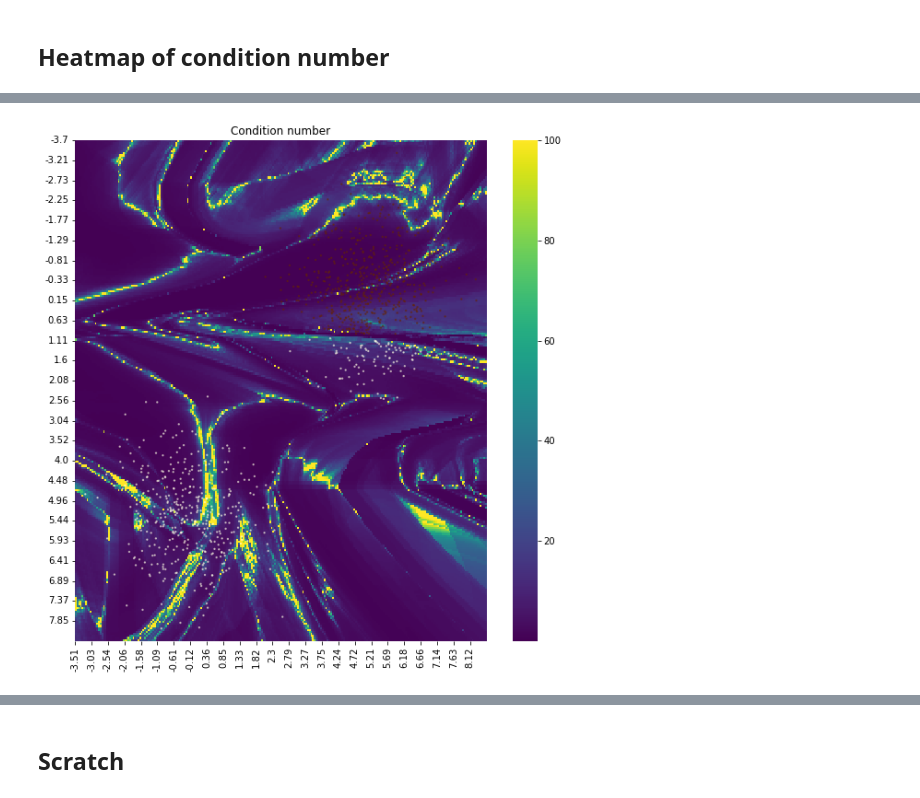
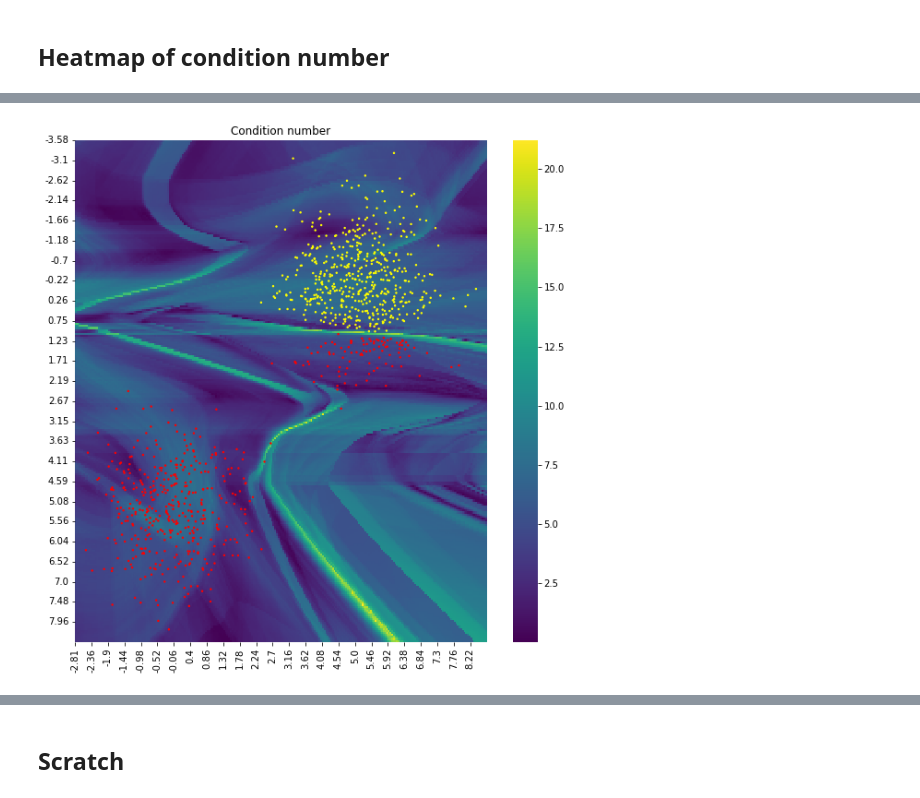
Before and after one commit to pani-vishal/GenerativeLatentSpace, a Jupyter notebook: Experiments/week_2/condition_numbers.ipynb, the cells around one changed output, grey strips where cells are left out. Drawn from its saved outputs; the diff is of its cells as text; code cells hidden in the pictures.

```diff
--- a/Experiments/week_2/condition_numbers.ipynb
+++ b/Experiments/week_2/condition_numbers.ipynb
@@ -148,33 +149,34 @@ tensor([[[0.0569, 0.2006]],
 # %%
 plt.close(fig)
 
 fig = plt.figure()
 fig.patch.set_facecolor('w')
 
 z_xgrid, z_ygrid = torch.meshgrid(z_xs, z_ys, indexing='xy')
 pts_grid = torch.hstack((z_xgrid.reshape(-1,1), z_ygrid.reshape(-1,1)))
 
 jacob = flow.get_condition_number_to_image(pts_grid)
-eig_vals, eig_vecs = np.linalg.eigh(jacob)
+eig_vals, eig_vecs = np.linalg.eigh(np.einsum("ijk,ijl->ikl", jacob, jacob))
 cond_nums = np.abs(eig_vals.max(axis=1) / eig_vals.min(axis=1))
 
 cond_nums = cond_nums.reshape(steps, steps)
-cond_nums = np.clip(cond_nums, -100, 100)
-g = sns.heatmap(cond_nums, cmap="viridis")
+log_cond_nums = np.log(cond_nums)
+# cond_nums = np.clip(cond_nums, -100, 100)
+g = sns.heatmap(log_cond_nums, cmap="viridis")
 
 # Interpolate
 interp_x = interp1d([z_x_min, z_x_max], [0, steps])
 interp_y = interp1d([z_y_min, z_y_max], [0, steps])
 interp_z_x = interp_x(z[:, 0])
 interp_z_y = interp_y(z[:, 1])
-plt.scatter(interp_z_x, interp_z_y, c=y, s=2, alpha=0.5, cmap="YlOrBr")
+plt.scatter(interp_z_x, interp_z_y, c=y, s=2, cmap="autumn")
 g.set_xticks(list(range(len(z_xs)))[::10])
 g.set_xticklabels([str(round(float(label), 2)) for label in z_xs[::10].to(torch.float16).tolist()])
 g.set_yticks(list(range(len(z_ys)))[::10])
 g.set_yticklabels([str(round(float(label), 2)) for label in z_ys[::10].to(torch.float16).tolist()])
 
 plt.title("Condition number")
 
 plt.savefig("Outputs/condition_number", transparent=False)
 # %% [output]
-[figure, old version]
+[figure, new version]
```
Also changed, not shown: parts of 4 cells of this notebook, 5 other files.
